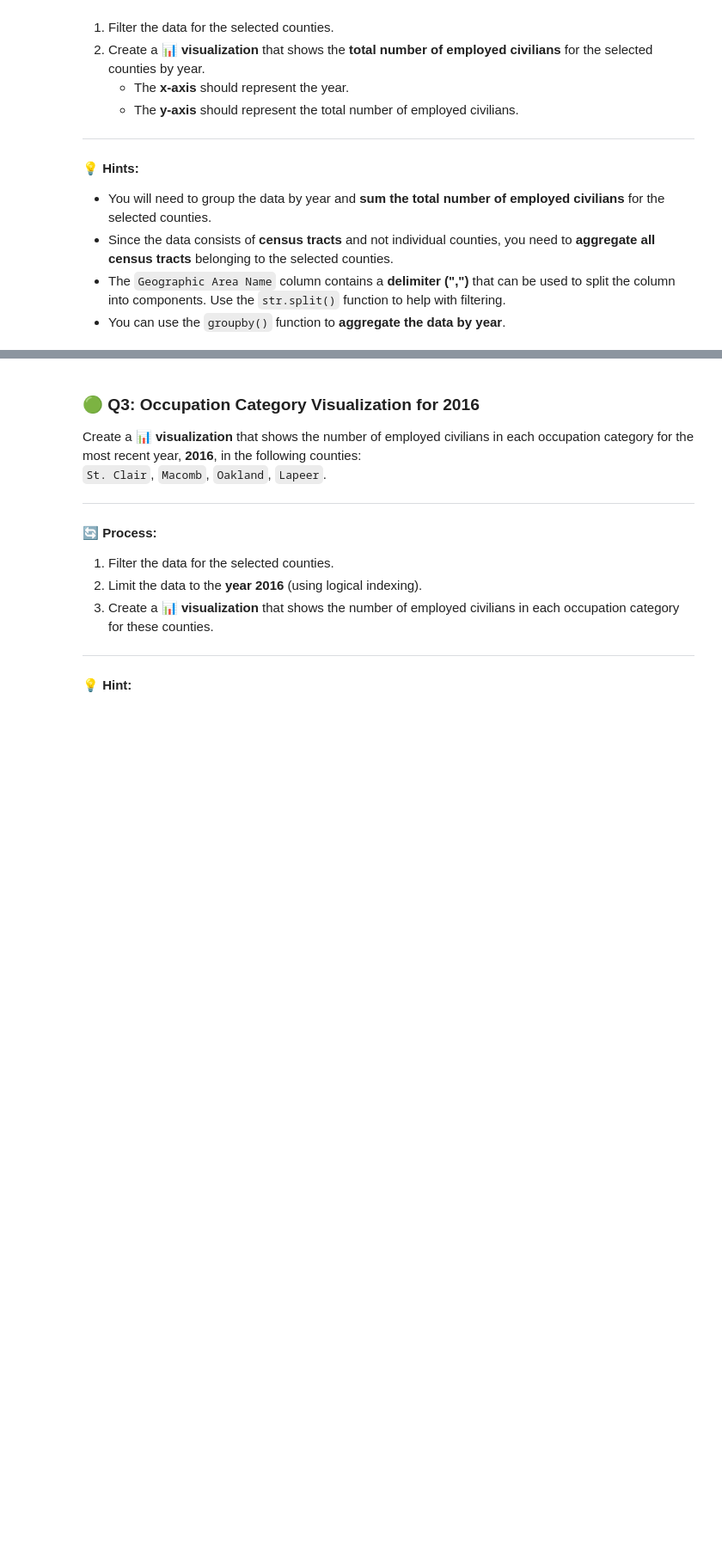
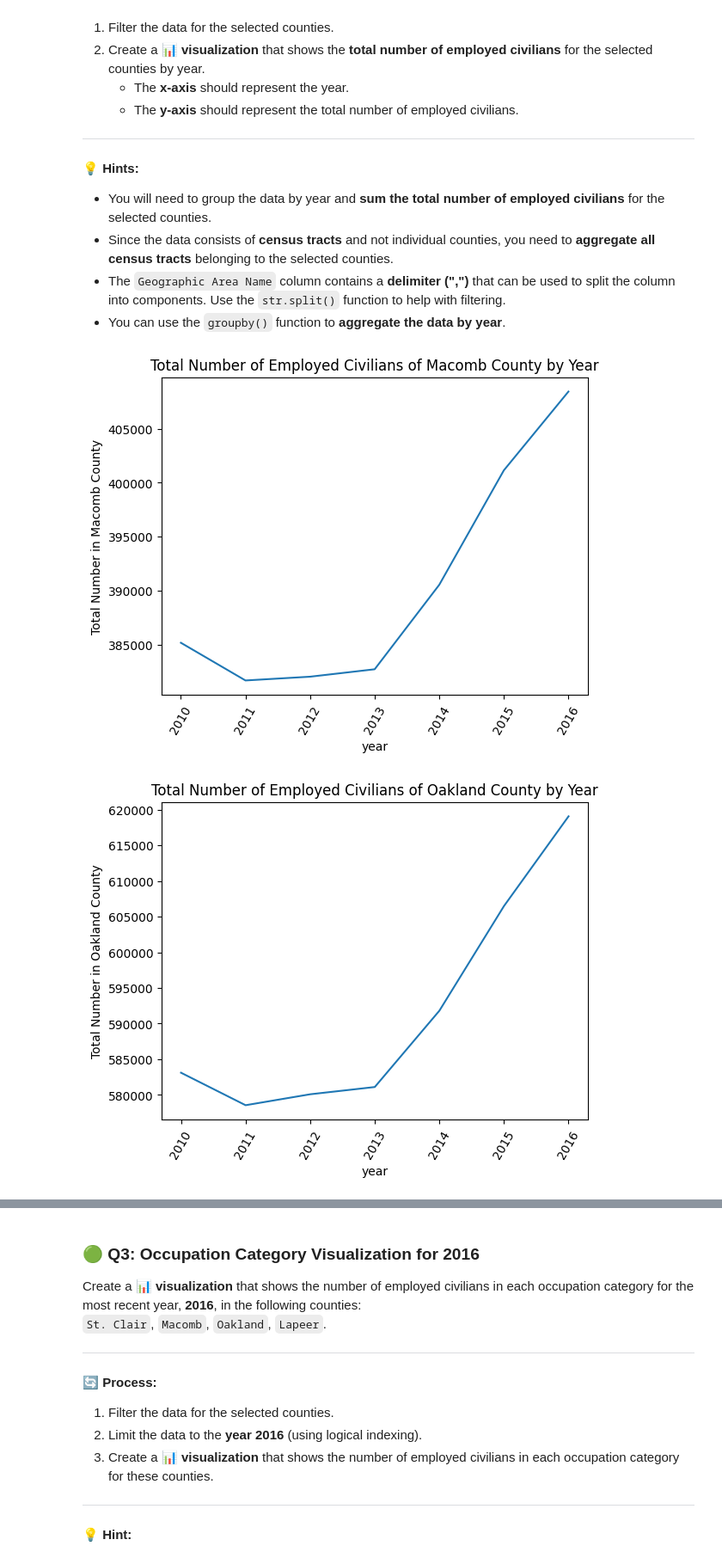
Before and after one commit to Mahanyuu/SI_618_FA_24_Files, a Jupyter notebook: Homework/SI_618_Homework_03.ipynb, the cells around one changed output, grey strips where cells are left out. Shown at 86% size. Saved outputs shown, nothing was run; the diff lists cells and outputs as text; code cells hidden in the pictures; blank space fills up the shorter version.

```diff
--- a/Homework/SI_618_Homework_03.ipynb
+++ b/Homework/SI_618_Homework_03.ipynb
@@ -150,7 +150,7 @@ def load_data_from_dir(my_path):
 # Load the data
 # variable assignment known as tuple unpacking
 acs_2010, acs_2011, acs_2012, acs_2013, acs_2014, acs_2015, acs_2016 = \
-    load_data_from_dir("Occupation_Data")
+    load_data_from_dir("../data/hw3_dataset/Occupation_Data")
 
 # You may need to change the my_path argument to the directory where your CSV files are located ^^^
 # %%
@@ -248,4 +275,22 @@ Using the newly created `combined_df` DataFrame, filter the data to include only
 - The `Geographic Area Name` column contains a **delimiter (",")** that can be used to split the column into components. Use the `str.split()` function to help with filtering.
 - You can use the `groupby()` function to **aggregate the data by year**.
 # %%
-# Answer Here
+#Q2
+combined_df[['Census_tract', 'County', 'State']] = combined_df['Area'].str.split(',', expand=True)
+combined_df['Census_tract'] = combined_df['Census_tract'].str.strip()
+combined_df['County'] = combined_df['County'].str.strip()
+combined_df['State'] = combined_df['State'].str.strip()
+
+combined_df_q2 = combined_df[(combined_df['County']=='Wayne County')|(combined_df['County']=='Oakland County')\
+                          |(combined_df['County']=='Macomb County')|(combined_df['County']=='Washtenaw County')]
+
+combined_df_q2_groupby = combined_df_q2.groupby(['County','year'])['Total'].sum()
+for county in combined_df_q2['County'].unique():
+    text = 'Total Number of Employed Civilians of'
+    combined_df_q2_groupby.loc[county,:].plot(kind = 'line', title = f'{text} {county} by Year')
+    plt.xticks(rotation = 60)
+    plt.ylabel(f"Total Number in {county}")
+    plt.show()
+# %% [output]
+[figure, added]
+[figure, added]
```
Also changed, not shown: parts of 14 cells of this notebook.
